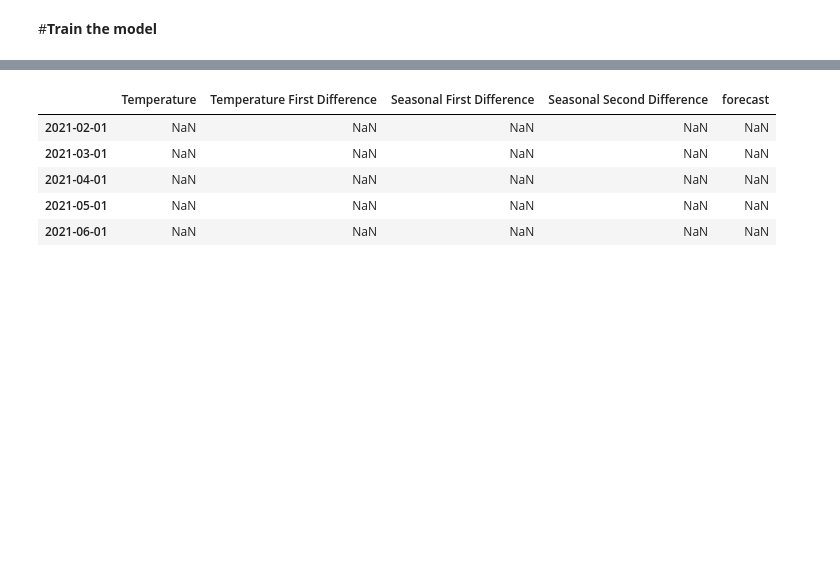
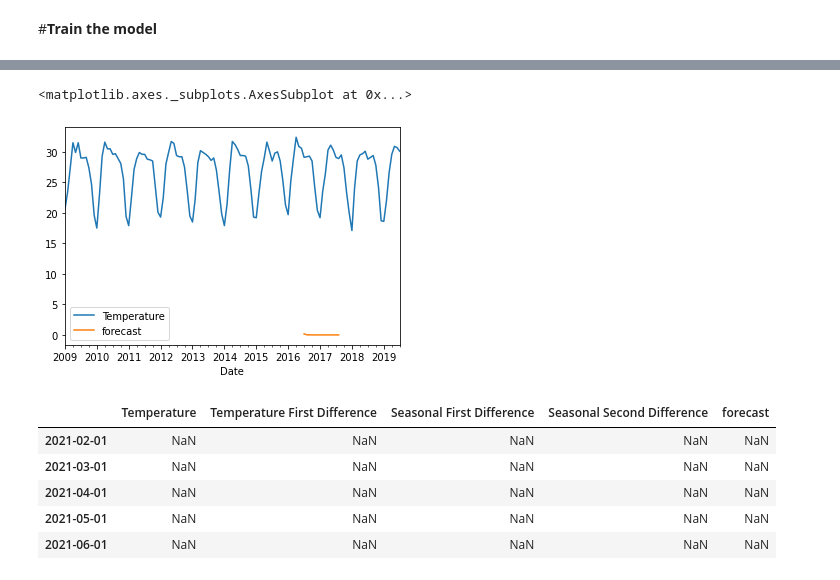
Before and after one commit to amulyaojha11/Temperature-Prediction-of-Indian-Cities, a Jupyter notebook: Prediction/Kolkata.ipynb, the cells around one changed output, grey strips where cells are left out. Saved outputs shown, nothing was run; the diff lists cells and outputs as text; code cells hidden in the pictures; blank space fills up the shorter version.

```diff
--- a/Prediction/Kolkata.ipynb
+++ b/Prediction/Kolkata.ipynb
@@ -229,6 +229,10 @@ Roots
 | AR.1 | 7.5934 | +0.0000j | 7.5934 | 0.0000 |
 # %%
 df['forecast']=model_fit.predict(start=90,end=103,dynamic=True)
+df[['Temperature','forecast']].plot()
+# %% [output]
+<matplotlib.axes._subplots.AxesSubplot at 0x...>
+[figure, added]
 # %%
 import statsmodels.api as sm
 # %%
```
Also changed, not shown: parts of 1 cell of this notebook.
